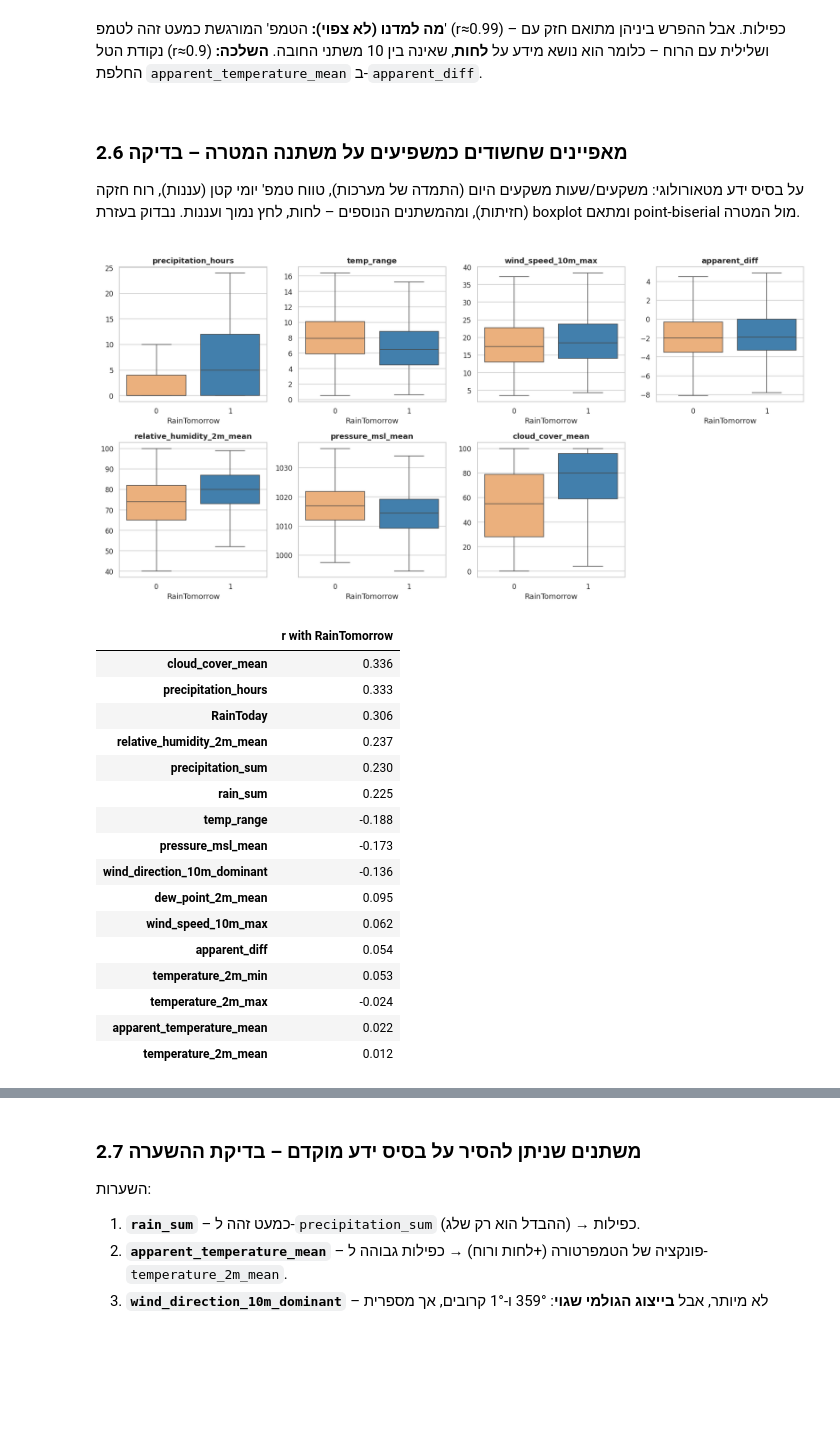
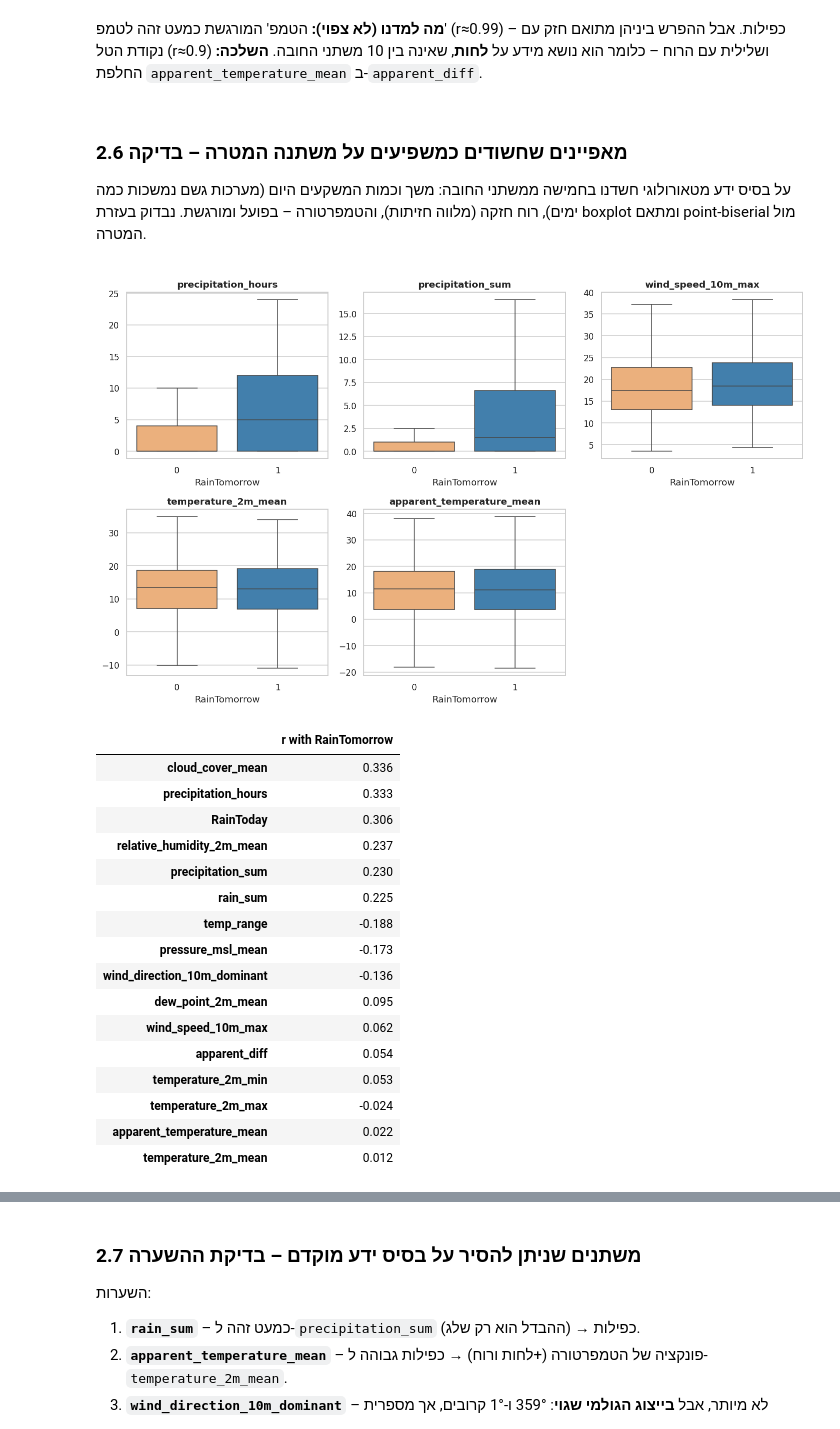
Before and after one commit to saaragmon26/machine-learning-course, a Jupyter notebook: Part_A/dataset_creation.ipynb, the cells around one changed output, grey strips where cells are left out. Drawn from its saved outputs; the diff is of its cells as text; code cells hidden in the pictures; blank space fills up the shorter version.

Commit message:
Figure 8: suspected features boxplot with 5 required variables
Co-Authored-By: Claude Opus 5.5 <noreply@anthropic.com>
Claude-Session: https://claude.ai/code/session_0152kj6eNHHSjVu3XsKv2Rei

```diff
--- a/Part_A/dataset_creation.ipynb
+++ b/Part_A/dataset_creation.ipynb
@@ -399,28 +399,28 @@ Name: apparent_diff, dtype: float64
 <div dir="rtl">
 
 ### 2.6 מאפיינים שחשודים כמשפיעים על משתנה המטרה – בדיקה
-על בסיס ידע מטאורולוגי: משקעים/שעות משקעים היום (התמדה של מערכות), טווח טמפ' יומי קטן (עננות), רוח חזקה (חזיתות),
-ומהמשתנים הנוספים – לחות, לחץ נמוך ועננות. נבדוק בעזרת boxplot ומתאם point-biserial מול המטרה.
+על בסיס ידע מטאורולוגי חשדנו בחמישה ממשתני החובה: משך וכמות המשקעים היום (מערכות גשם נמשכות כמה ימים), רוח חזקה (מלווה חזיתות),
+והטמפרטורה – בפועל ומורגשת. נבדוק בעזרת boxplot ומתאם point-biserial מול המטרה.
 
 </div>
 # %%
 eda["temp_range"] = eda["temperature_2m_max"] - eda["temperature_2m_min"]
-cand = ["precipitation_hours", "temp_range", "wind_speed_10m_max", "apparent_diff"] + \
-       [c for c in ["relative_humidity_2m_mean", "pressure_msl_mean", "cloud_cover_mean"] if c in eda]
-fig, axes = plt.subplots(2, (len(cand) + 1) // 2, figsize=(4 * ((len(cand) + 1) // 2), 8))
+cand = ["precipitation_hours", "precipitation_sum", "wind_speed_10m_max",
+        "temperature_2m_mean", "apparent_temperature_mean"]
+fig, axes = plt.subplots(2, 3, figsize=(13, 8))
 for ax, c in zip(axes.ravel(), cand):
     sns.boxplot(data=eda, x=pp.TARGET, y=c, ax=ax, showfliers=False, hue=pp.TARGET,
                 palette=["#fdae6b", "#3182bd"], legend=False)
     ax.set(title=c, xlabel="RainTomorrow", ylabel="")
 for ax in axes.ravel()[len(cand):]: ax.axis("off")
 fig.tight_layout()
 save(fig, "09_suspected_features")
 
 all_num = [c for c in num_cols] + ["temp_range", "apparent_diff", "RainToday"]
 pb = pd.Series({c: stats.pointbiserialr(eda[pp.TARGET], eda[c].fillna(eda[c].median()))[0] for c in all_num})
 pb.reindex(pb.abs().sort_values(ascending=False).index).round(3).to_frame("r with RainTomorrow")
 # %% [output]
-[figure, old version]
+[figure, new version]
 |  | r with RainTomorrow |
 | cloud_cover_mean | 0.336 |
 | precipitation_hours | 0.333 |
```
Also changed, not shown: parts of 1 cell of this notebook, 1 other file.
